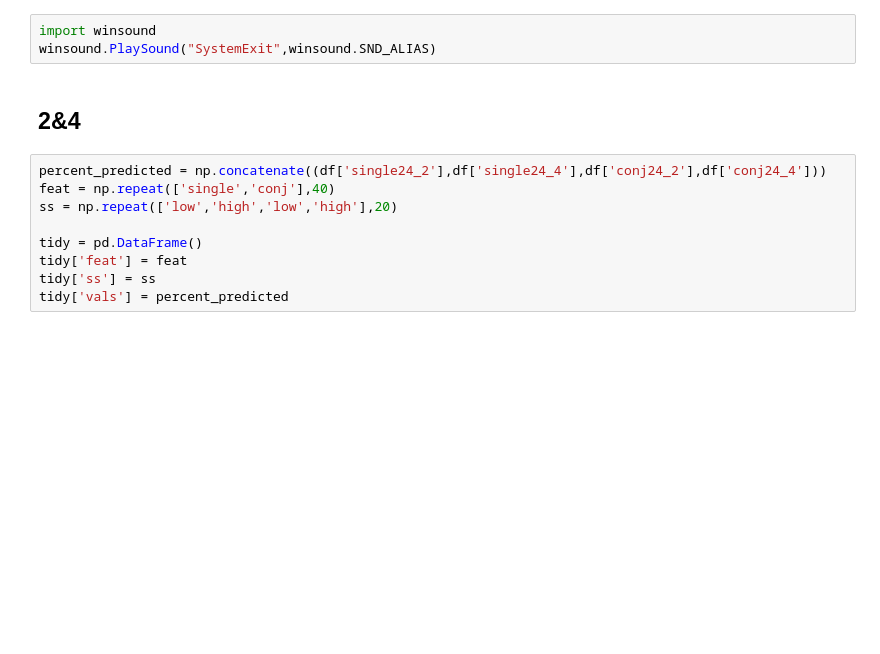
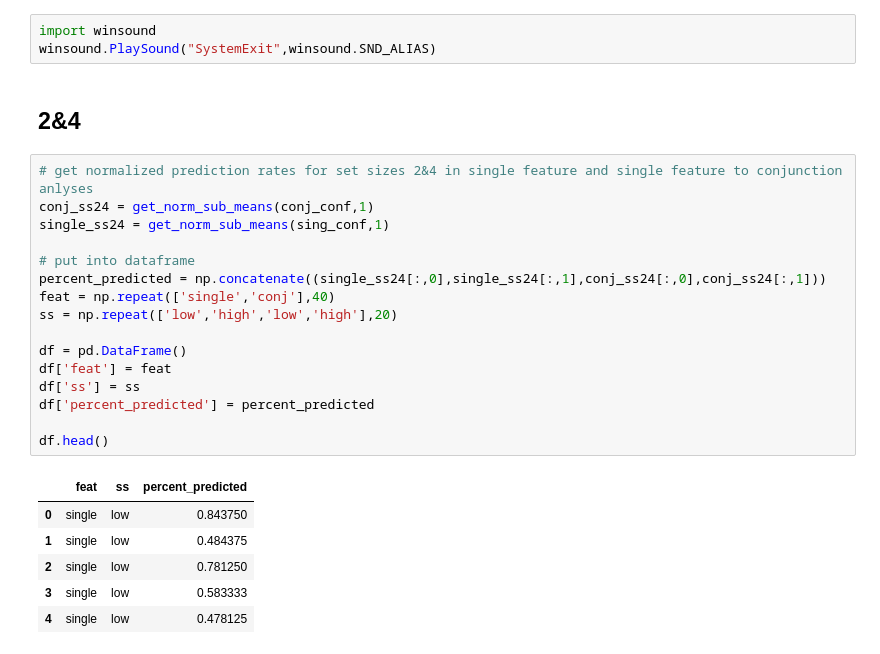
Before and after one commit to WilliamThyer/Thyer-et-al-2021, a Jupyter notebook: decode_load_preds_dont_double.ipynb, the cells around one changed output. Saved outputs shown, nothing was run; the diff lists cells and outputs as text; blank space fills up the shorter version.

```diff
--- a/decode_load_preds_dont_double.ipynb
+++ b/decode_load_preds_dont_double.ipynb
@@ -253,13 +241,27 @@ import winsound
 winsound.PlaySound("SystemExit",winsound.SND_ALIAS)
 # %% [markdown]
 ## 2&4
-# %%
-percent_predicted = np.concatenate((df['single24_2'],df['single24_4'],df['conj24_2'],df['conj24_4']))
-feat = np.repeat(['single','conj'],40)
-ss = np.repeat(['low','high','low','high'],20)
-
-tidy = pd.DataFrame()
-tidy['feat'] = feat
-tidy['ss'] = ss
-tidy['vals'] = percent_predicted
+# %%
+# get normalized prediction rates for set sizes 2&4 in single feature and single feature to conjunction anlyses
+conj_ss24 = get_norm_sub_means(conj_conf,1)
+single_ss24 = get_norm_sub_means(sing_conf,1)
+
+# put into dataframe
+percent_predicted = np.concatenate((single_ss24[:,0],single_ss24[:,1],conj_ss24[:,0],conj_ss24[:,1]))
+feat = np.repeat(['single','conj'],40)
+ss = np.repeat(['low','high','low','high'],20)
+
+df = pd.DataFrame()
+df['feat'] = feat
+df['ss'] = ss
+df['percent_predicted'] = percent_predicted
+
+df.head()
+# %% [output]
+|  | feat | ss | percent_predicted |
+| 0 | single | low | 0.843750 |
+| 1 | single | low | 0.484375 |
+| 2 | single | low | 0.781250 |
+| 3 | single | low | 0.583333 |
+| 4 | single | low | 0.478125 |
 # %%
```
Also changed, not shown: parts of 12 cells of this notebook.
